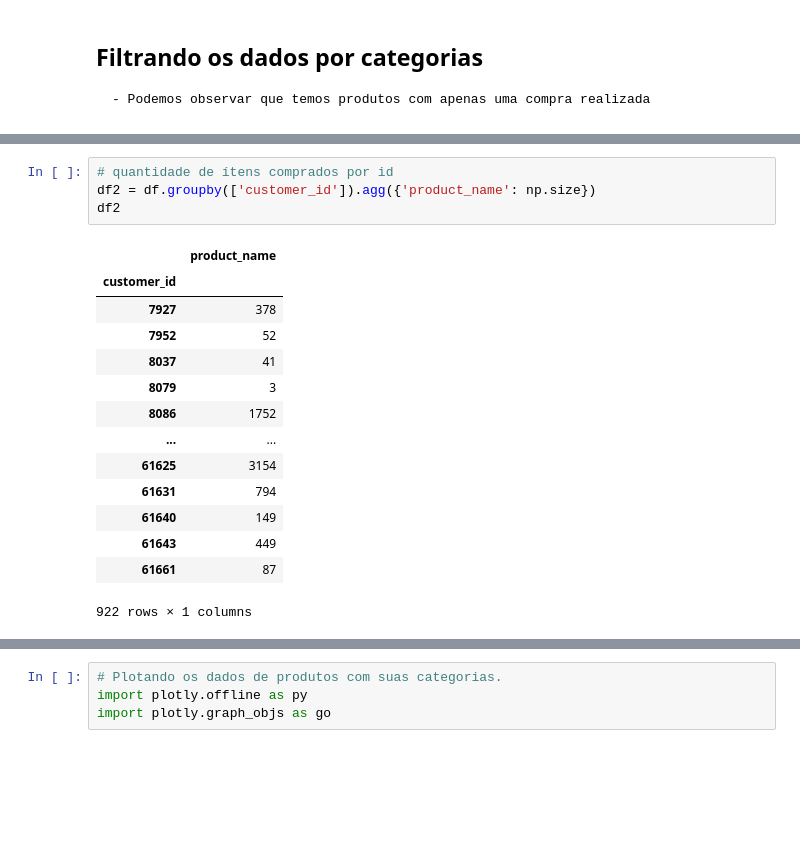
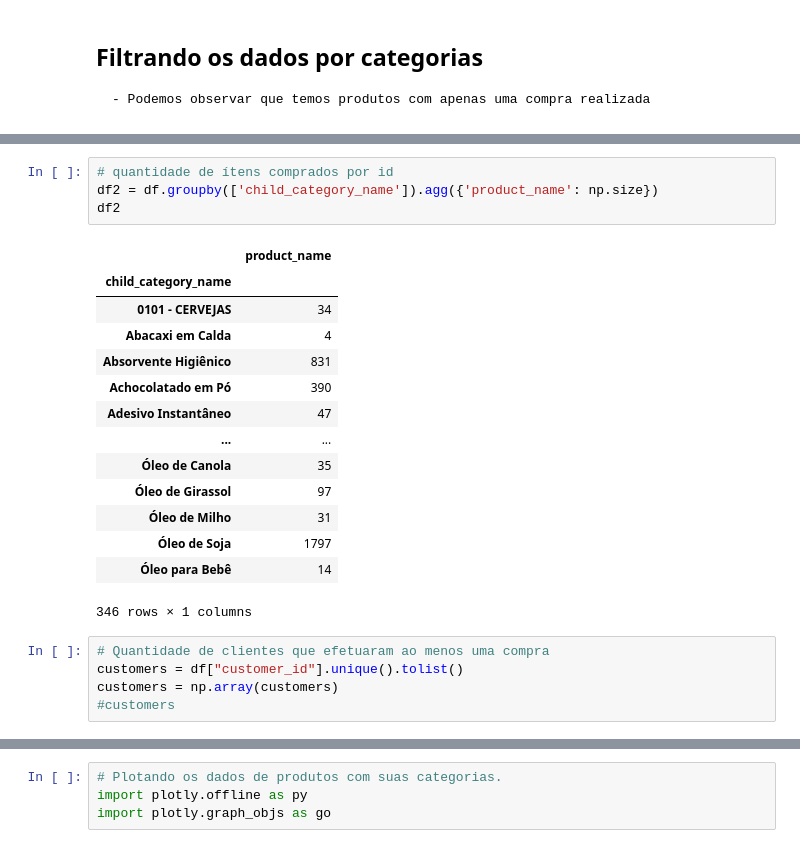
Before and after one commit to lmathaeus/Myog, a Jupyter notebook: code_statistics/Categorizados.ipynb, the cells around one changed output, grey strips where cells are left out. Cells and saved outputs as stored; diff of their text form; blank space fills up the shorter version.

```diff
--- a/code_statistics/Categorizados.ipynb
+++ b/code_statistics/Categorizados.ipynb
@@ -112,19 +159,24 @@ Name: product_name, Length: 922, dtype: object
 # %%
 # quantidade de ítens comprados por id
-df2 = df.groupby(['customer_id']).agg({'product_name': np.size})
+df2 = df.groupby(['child_category_name']).agg({'product_name': np.size})
 df2
 # %% [output]
 |  | product_name |
-| customer_id |  |
-| 7927 | 378 |
-| 7952 | 52 |
-| 8037 | 41 |
-| 8079 | 3 |
-| 8086 | 1752 |
+| child_category_name |  |
+| 0101 - CERVEJAS | 34 |
+| Abacaxi em Calda | 4 |
+| Absorvente Higiênico | 831 |
+| Achocolatado em Pó | 390 |
+| Adesivo Instantâneo | 47 |
 | ... | ... |
-| 61625 | 3154 |
-| 61631 | 794 |
-| 61640 | 149 |
-| 61643 | 449 |
-| 61661 | 87 |
+| Óleo de Canola | 35 |
+| Óleo de Girassol | 97 |
+| Óleo de Milho | 31 |
+| Óleo de Soja | 1797 |
+| Óleo para Bebê | 14 |
-922 rows × 1 columns
+346 rows × 1 columns
+# %%
+# Quantidade de clientes que efetuaram ao menos uma compra
+customers = df["customer_id"].unique().tolist()
+customers = np.array(customers)
+#customers
```
Also changed, not shown: parts of 48 cells of this notebook, 6 other files.
